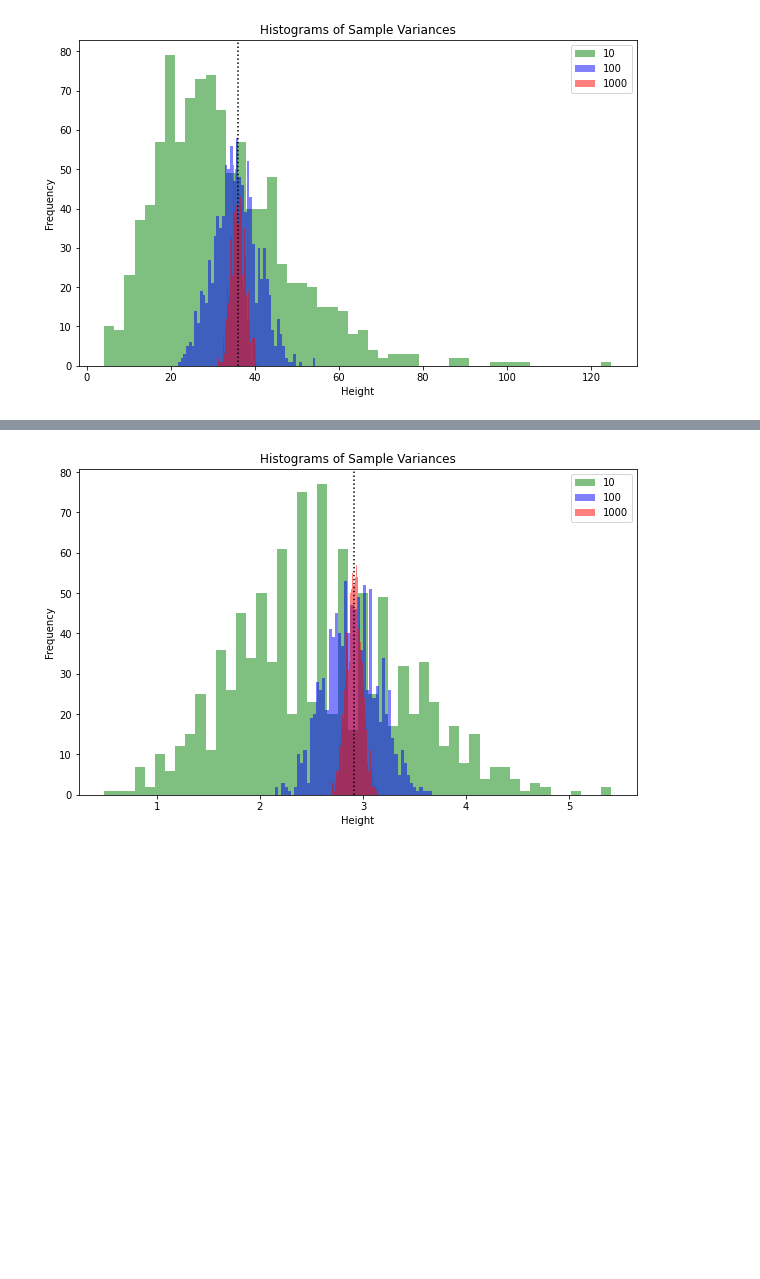
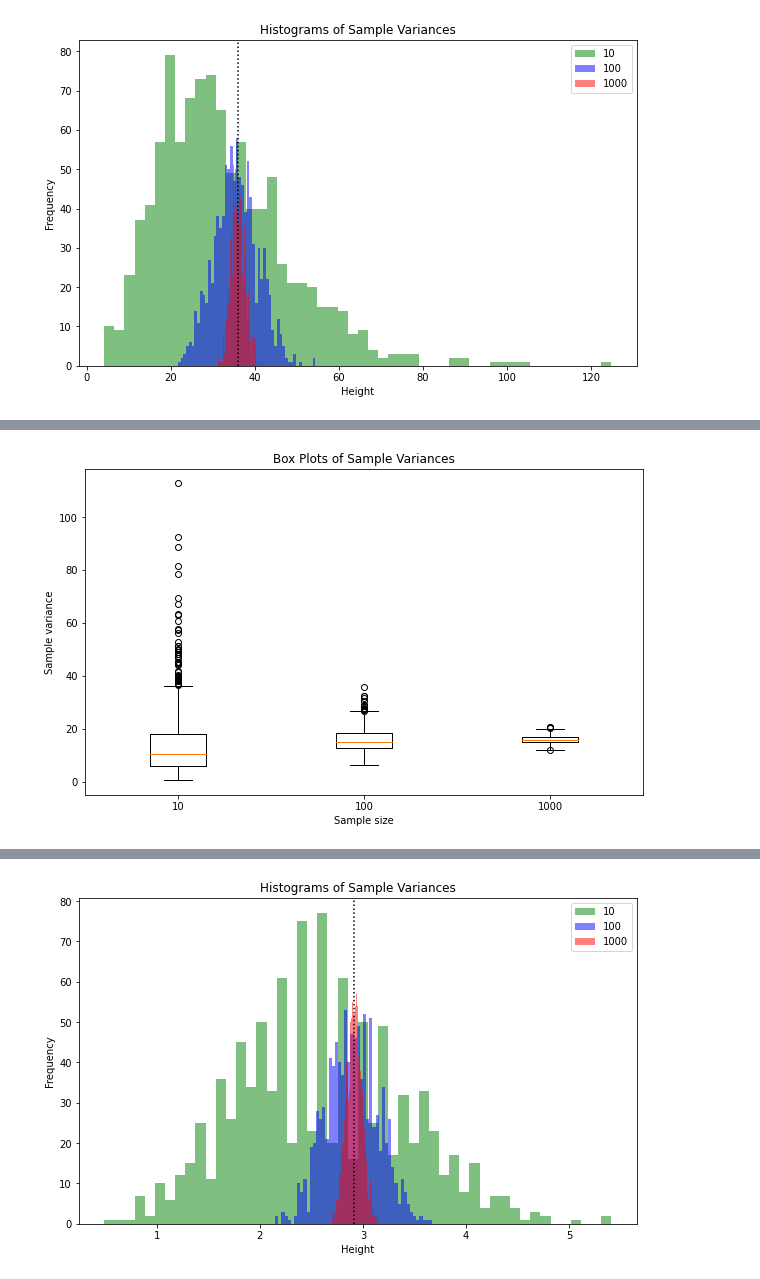
Before and after one commit to Nop287/population_vs_sample, a Jupyter notebook: Population_vs_Sample.ipynb, the cells around one changed output, grey strips where cells are left out. Cells and saved outputs as stored; diff of their text form; code cells hidden in the pictures; blank space fills up the shorter version.

```diff
--- a/Population_vs_Sample.ipynb
+++ b/Population_vs_Sample.ipynb
@@ -186,0 +215,8 @@ plt.show()
+# %%
+fig, ax = plt.subplots(1, 1)
+plt.boxplot([sample_variances[0][2], sample_variances[1][2], sample_variances[2][2]])
+ax.set_xticklabels(['10', '100','1000'])
+plt.gca().set(title='Box Plots of Sample Variances', xlabel='Sample size', ylabel='Sample variance')
+plt.show()
+# %% [output]
+[figure, added]
```
Also changed, not shown: parts of 6 cells of this notebook.
